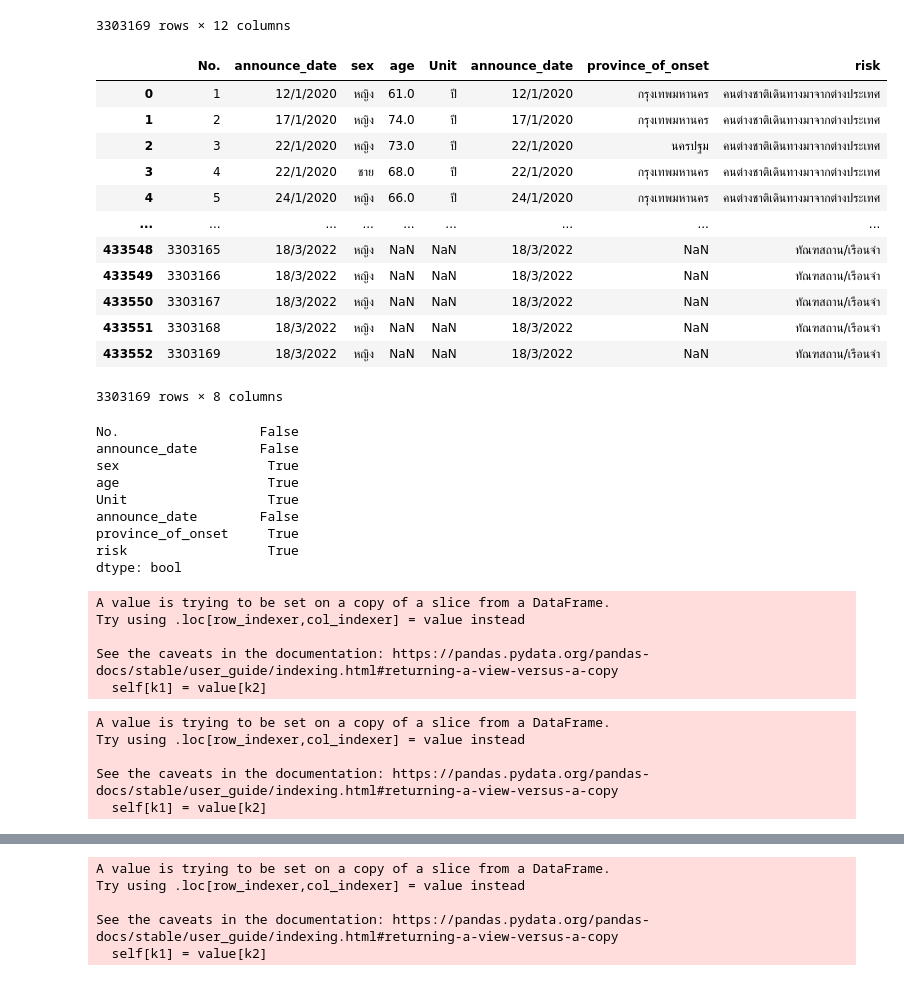
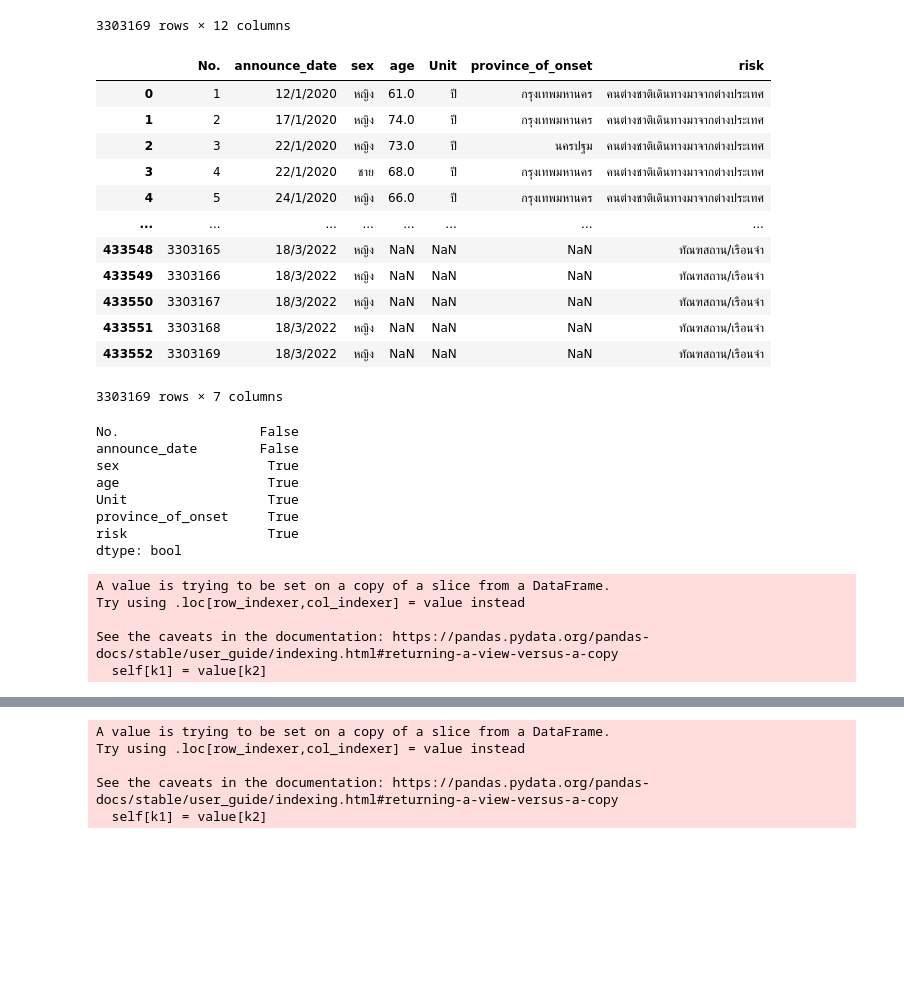
Before and after one commit to sitthatkaja/data_viz_2022, a Jupyter notebook: Project_Group.ipynb, the cells around one changed output, grey strips where cells are left out. Drawn from its saved outputs; the diff is of its cells as text; code cells hidden in the pictures; blank space fills up the shorter version.

Commit message:
clean data

```diff
--- a/Project_Group.ipynb
+++ b/Project_Group.ipynb
@@ -12,0 +16,4 @@ Drive already mounted at /content/drive; to attempt to forcibly remount, call dr
+# %%
+path = '/content/drive/My Drive/Project' #ชื่อ path ชี้ไปไฟล์ที่เราต้องการ
+data_01 = pd.read_csv(os.path.join(path,'case_01.csv'))
+data_01
@@ -13,3 +34,3 @@ Drive already mounted at /content/drive; to attempt to forcibly remount, call dr
 # %%
-data_file_path2 = os.path.join(path,'case_02.csv') #ไปที่ไฟล์ confirmed-cases-since-280265.csv
-data_02 = pd.read_csv(data_file_path2) #อ่านไฟล์ csv
+data_02 = pd.read_csv(os.path.join(path,'case_02.csv'))
+data_02
@@ -16,3 +51,3 @@ data_02 = pd.read_csv(data_file_path2) #อ่านไฟล์ csv
 # %%
-data_file_path3 = os.path.join(path,'case_03.csv') #ไปที่ไฟล์ confirmed-cases-since-280265.csv
-data_03 = pd.read_csv(data_file_path3) #อ่านไฟล์ csv
+data_03 = pd.read_csv(os.path.join(path,'case_03.csv'))
+data_03
@@ -19,3 +68,3 @@ data_03 = pd.read_csv(data_file_path3) #อ่านไฟล์ csv
 # %%
-data_file_path4 = os.path.join(path,'case_04.csv') #ไปที่ไฟล์ confirmed-cases-since-280265.csv
-data_04 = pd.read_csv(data_file_path4) #อ่านไฟล์ csv
+data_04 = pd.read_csv(os.path.join(path,'case_04.csv'))
+data_04
@@ -101,22 +231,22 @@ data_merged
 | 433552 | 3303169 | 18/3/2022 | 17/3/2022 | หญิง | NaN | NaN | NaN | สงขลา | ... |
 3303169 rows × 12 columns
 # %%
-data_new = data_merged[['No.','announce_date','sex','age','Unit','announce_date','province_of_onset','risk']]
+data_new = data_merged[['No.','announce_date','sex','age','Unit','province_of_onset','risk']]
 data_new
 # %% [output]
-|  | No. | announce_date | sex | age | Unit | announce_date | province_of_onset | risk |
-| 0 | 1 | 12/1/2020 | หญิง | 61.0 | ปี | 12/1/2020 | กรุงเทพมหานคร | คนต่างชาติเดินทางมาจากต่างประเทศ |
-| 1 | 2 | 17/1/2020 | หญิง | 74.0 | ปี | 17/1/2020 | กรุงเทพมหานคร | คนต่างชาติเดินทางมาจากต่างประเทศ |
-| 2 | 3 | 22/1/2020 | หญิง | 73.0 | ปี | 22/1/2020 | นครปฐม | คนต่างชาติเดินทางมาจากต่างประเทศ |
-| 3 | 4 | 22/1/2020 | ชาย | 68.0 | ปี | 22/1/2020 | กรุงเทพมหานคร | คนต่างชาติเดินทางมาจากต่างประเทศ |
-| 4 | 5 | 24/1/2020 | หญิง | 66.0 | ปี | 24/1/2020 | กรุงเทพมหานคร | คนต่างชาติเดินทางมาจากต่างประเทศ |
-| ... | ... | ... | ... | ... | ... | ... | ... | ... |
-| 433548 | 3303165 | 18/3/2022 | หญิง | NaN | NaN | 18/3/2022 | NaN | ทัณฑสถาน/เรือนจำ |
-| 433549 | 3303166 | 18/3/2022 | หญิง | NaN | NaN | 18/3/2022 | NaN | ทัณฑสถาน/เรือนจำ |
-| 433550 | 3303167 | 18/3/2022 | หญิง | NaN | NaN | 18/3/2022 | NaN | ทัณฑสถาน/เรือนจำ |
-| 433551 | 3303168 | 18/3/2022 | หญิง | NaN | NaN | 18/3/2022 | NaN | ทัณฑสถาน/เรือนจำ |
-| 433552 | 3303169 | 18/3/2022 | หญิง | NaN | NaN | 18/3/2022 | NaN | ทัณฑสถาน/เรือนจำ |
+|  | No. | announce_date | sex | age | Unit | province_of_onset | risk |
+| 0 | 1 | 12/1/2020 | หญิง | 61.0 | ปี | กรุงเทพมหานคร | คนต่างชาติเดินทางมาจากต่างประเทศ |
+| 1 | 2 | 17/1/2020 | หญิง | 74.0 | ปี | กรุงเทพมหานคร | คนต่างชาติเดินทางมาจากต่างประเทศ |
+| 2 | 3 | 22/1/2020 | หญิง | 73.0 | ปี | นครปฐม | คนต่างชาติเดินทางมาจากต่างประเทศ |
+| 3 | 4 | 22/1/2020 | ชาย | 68.0 | ปี | กรุงเทพมหานคร | คนต่างชาติเดินทางมาจากต่างประเทศ |
+| 4 | 5 | 24/1/2020 | หญิง | 66.0 | ปี | กรุงเทพมหานคร | คนต่างชาติเดินทางมาจากต่างประเทศ |
+| ... | ... | ... | ... | ... | ... | ... | ... |
+| 433548 | 3303165 | 18/3/2022 | หญิง | NaN | NaN | NaN | ทัณฑสถาน/เรือนจำ |
+| 433549 | 3303166 | 18/3/2022 | หญิง | NaN | NaN | NaN | ทัณฑสถาน/เรือนจำ |
+| 433550 | 3303167 | 18/3/2022 | หญิง | NaN | NaN | NaN | ทัณฑสถาน/เรือนจำ |
+| 433551 | 3303168 | 18/3/2022 | หญิง | NaN | NaN | NaN | ทัณฑสถาน/เรือนจำ |
+| 433552 | 3303169 | 18/3/2022 | หญิง | NaN | NaN | NaN | ทัณฑสถาน/เรือนจำ |
-3303169 rows × 8 columns
+3303169 rows × 7 columns
 # %%
 data_new.isnull().any()
 # %% [output]
@@ -125,7 +255,6 @@ announce_date        False
 sex                   True
 age                   True
 Unit                  True
-announce_date        False
 province_of_onset     True
 risk                  True
 dtype: bool
@@ -137,11 +266,3 @@ Try using .loc[row_indexer,col_indexer] = value instead
 
 See the caveats in the documentation: https://pandas.pydata.org/pandas-docs/stable/user_guide/indexing.html#returning-a-view-versus-a-copy
   self[k1] = value[k2]
-# %%
-data_new[['age']] = data_new[['age']].fillna( data_new[['age']].mean())
-# %% [output]
-A value is trying to be set on a copy of a slice from a DataFrame.
-Try using .loc[row_indexer,col_indexer] = value instead
-
-See the caveats in the documentation: https://pandas.pydata.org/pandas-docs/stable/user_guide/indexing.html#returning-a-view-versus-a-copy
-  self[k1] = value[k2]
```
Also changed, not shown: parts of 45 cells of this notebook.
